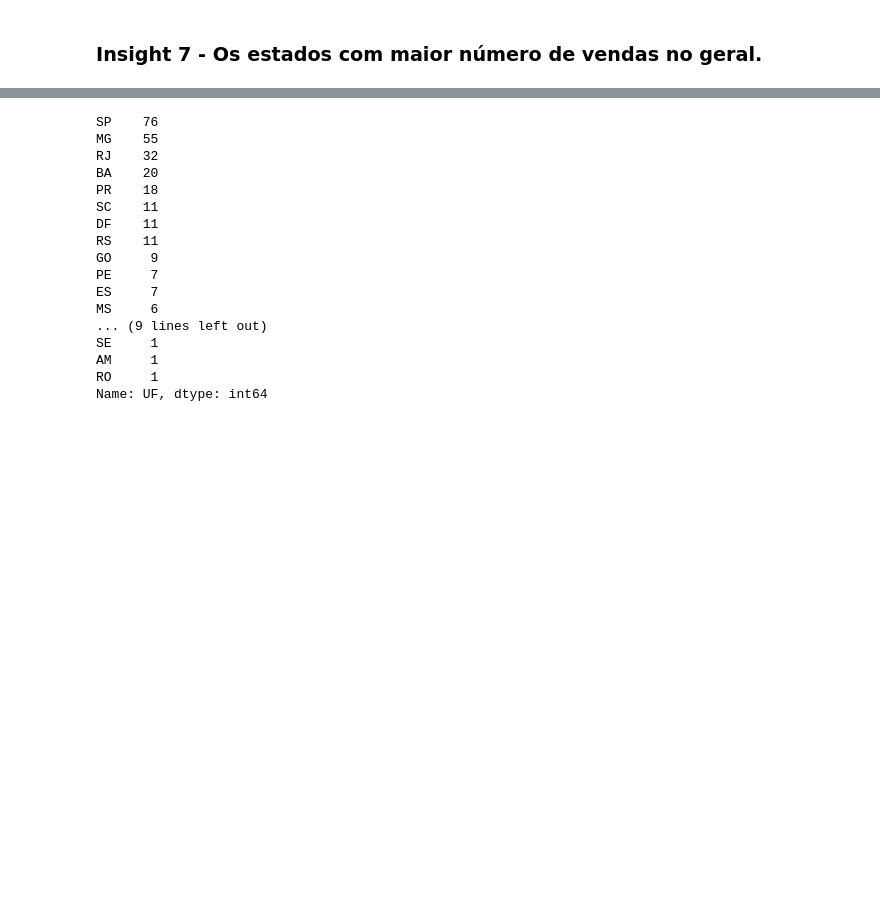
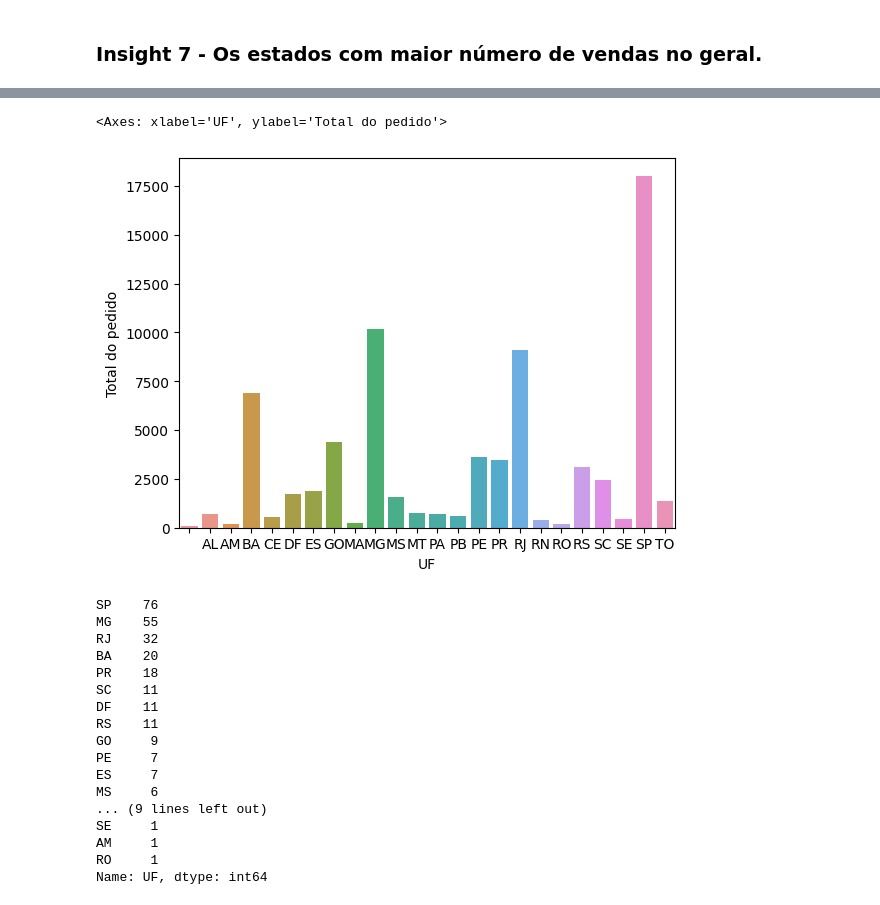
Before and after one commit to michelprosite/Projeto_DM, a Jupyter notebook: scraper.ipynb, the cells around one changed output, grey strips where cells are left out. Cells and saved outputs as stored; diff of their text form; code cells hidden in the pictures; blank space fills up the shorter version.

```diff
--- a/scraper.ipynb
+++ b/scraper.ipynb
@@ -294,3 +295,6 @@ Dracena                     1
 Name: Cidade, dtype: int64
 # %% [markdown]
 ### Insight 7 - Os estados com maior número de vendas no geral.
+# %%
+df_UF = df.groupby(by=["UF"]).sum().reset_index()
+df_UF.head()
@@ -297,3 +308,8 @@ Name: Cidade, dtype: int64
+# %%
+sns.barplot(x=df_UF['UF'], y=df_UF['Total do pedido'], data=df_UF)
+# %% [output]
+<Axes: xlabel='UF', ylabel='Total do pedido'>
+[figure, added]
 # %%
 df['UF'].value_counts()
 # %% [output]
```
Also changed, not shown: parts of 3 cells of this notebook.
